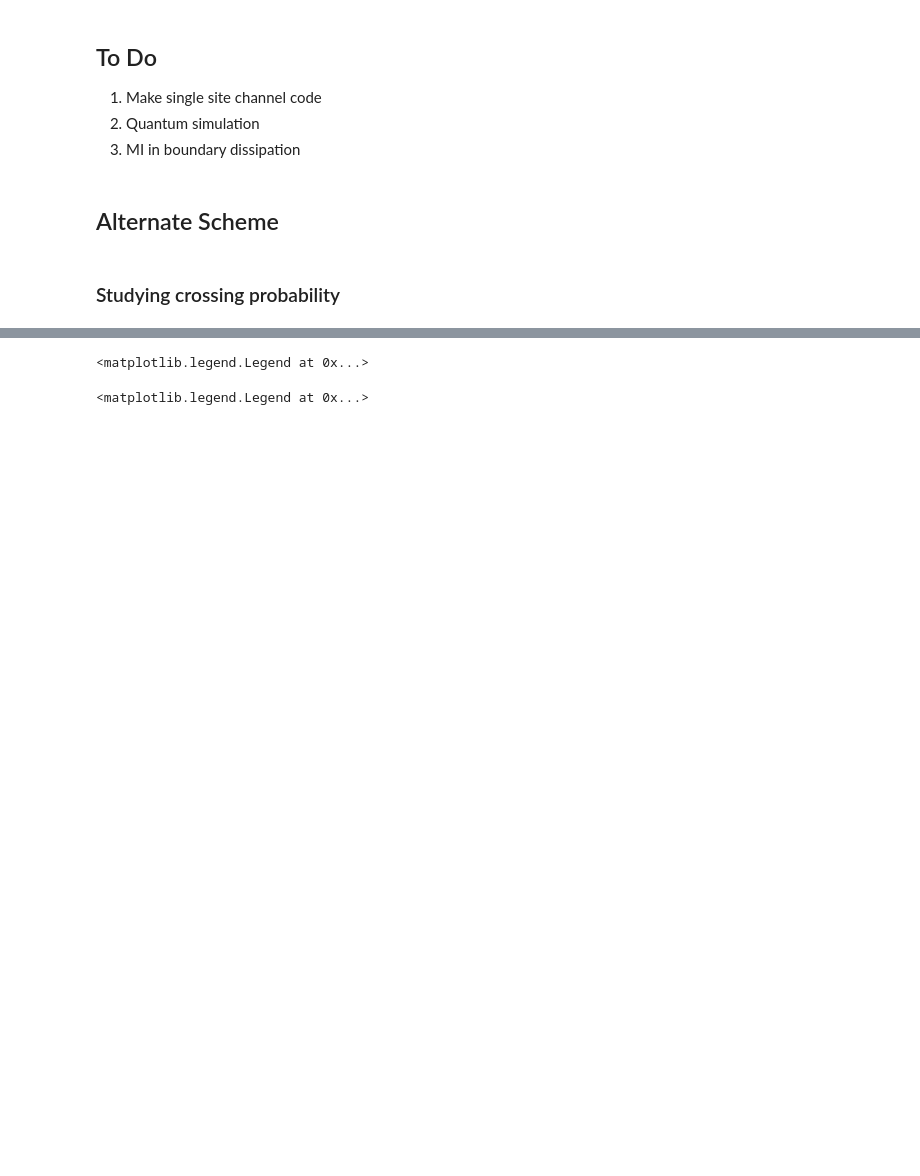
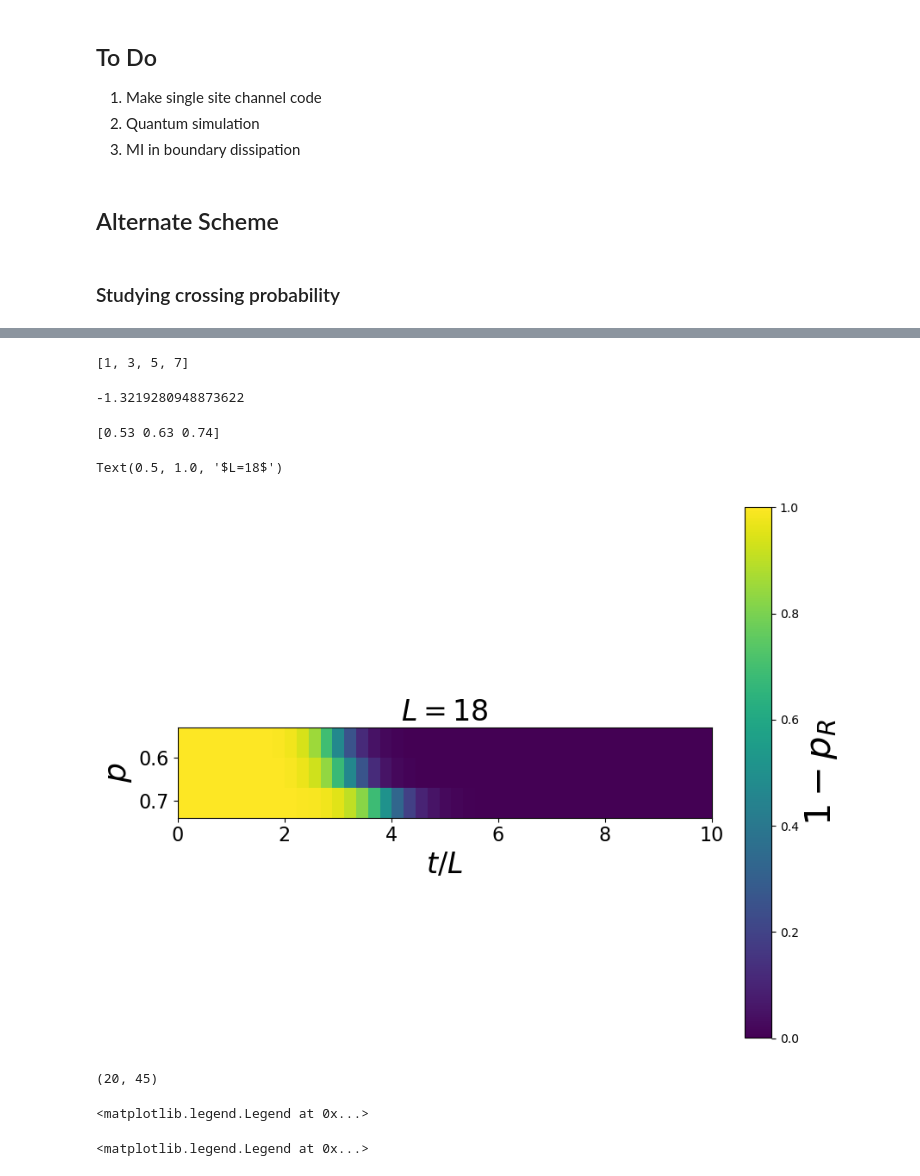
Before and after one commit to utkarsh04agrawal/QI_flow, a Jupyter notebook: Haar_2_replica_1_site_channel/collect_data_reverse.ipynb, the cells around one changed output, grey strips where cells are left out. Cells and saved outputs as stored; diff of their text form; code cells hidden in the pictures; blank space fills up the shorter version.

```diff
--- a/Haar_2_replica_1_site_channel/collect_data_reverse.ipynb
+++ b/Haar_2_replica_1_site_channel/collect_data_reverse.ipynb
@@ -136,3 +140,48 @@ qt.qpa.backingstore: Back buffer dpr of 1 doesn't match <_NSViewBackingLayer: 0x
+# %%
+list(range(9)[1::2])
+# %% [output]
+[1, 3, 5, 7]
+# %%
+1/(np.log(2)/(np.log(2/5)))
+# %% [output]
+-1.3219280948873622
+# %%
+%matplotlib inline
+L_list2 = L_list.copy()[-1:]
+p_list2 = p_list[10:15][::2]
+print(p_list2)
+
+fig2,ax2 = pl.subplots(1,1,figsize=(10,8))
+
+fontsize=24
+
+two_d_data = []
+
+
+for j,p in enumerate(p_list2):
+    for i,L in enumerate(L_list2):
+        y_data = (1-np.array(p_cross_t[L][p])[:-2*L])
+        two_d_data.append(y_data[::4])
+
+
+ax2.imshow(np.array(two_d_data),extent=[0,10,p_list2[-1],p_list2[0]],aspect=8.0)
+ax2.set_ylabel(r'$p$',fontsize=fontsize+2)
+ax2.set_xlabel(r'$t/L$',fontsize=fontsize)
+ax2.tick_params(axis='both',labelsize=fontsize-8)
+clb = pl.colorbar(ax2.get_images()[0])
+clb.set_label(r'$1-p_R$',fontsize=30)
+ax2.set_title(r'$L=18$',fontsize=fontsize)
+# pl.tight_layout()
+
+# pl.legend(ncol=len(p_list2),fontsize=14)
+# %% [output]
+[0.53 0.63 0.74]
+Text(0.5, 1.0, '$L=18$')
+[figure, added]
+# %%
+np.array(two_d_data).shape
+# %% [output]
+(20, 45)
 # %%
 %matplotlib qt
 p = p_list[10]
```
Also changed, not shown: parts of 3 cells of this notebook, 2 other files.
